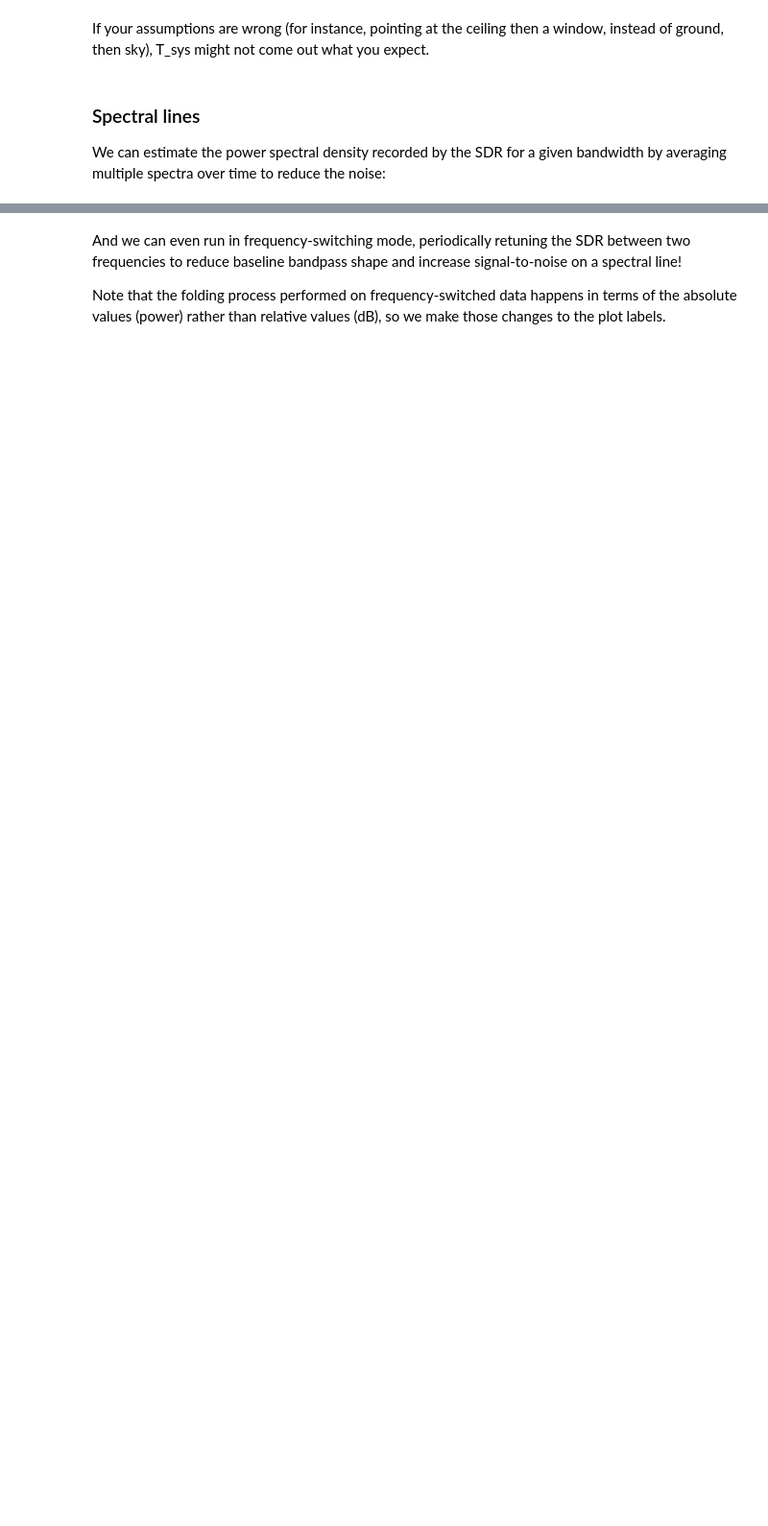
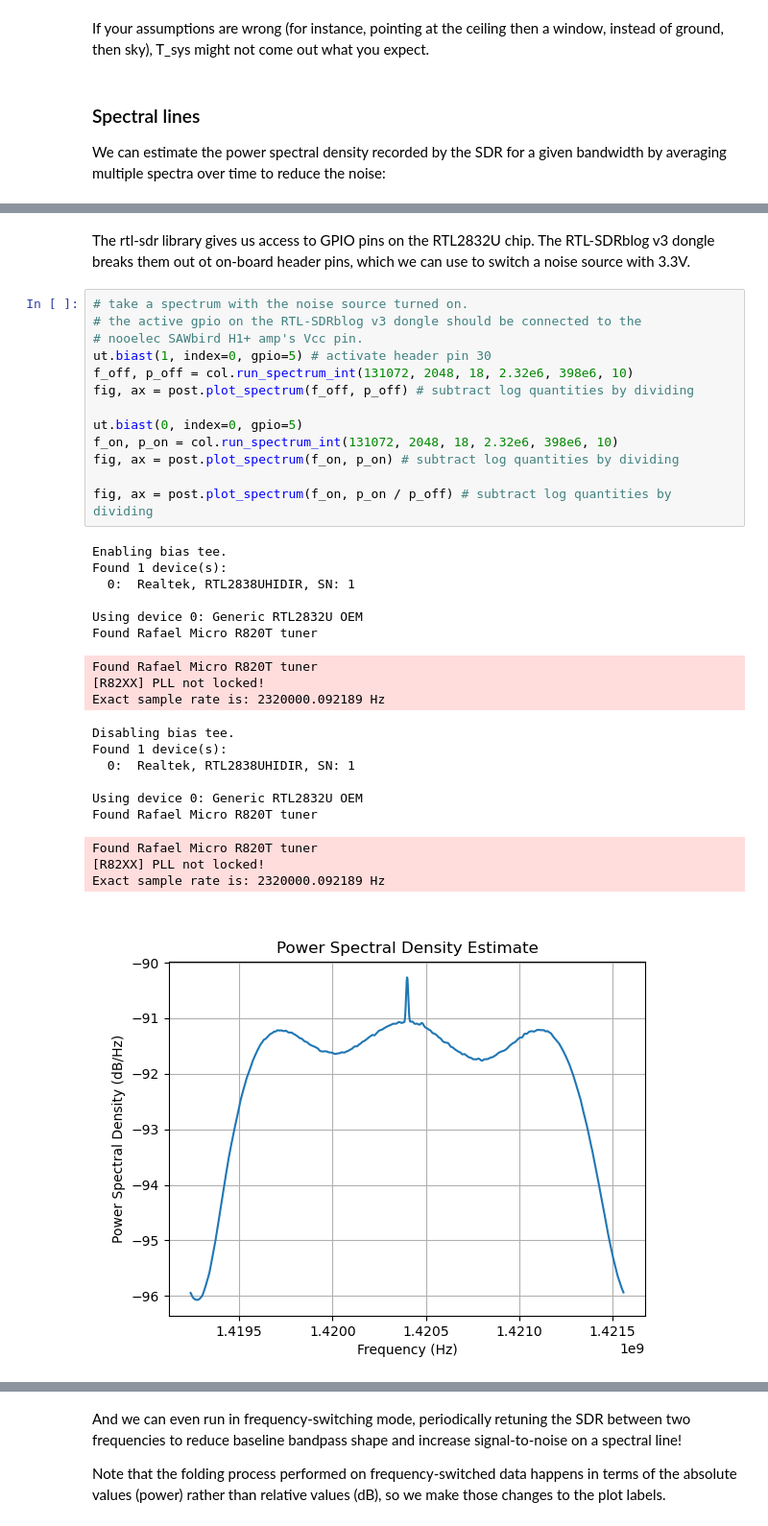
Before and after one commit to evanmayer/rtlobs, a Jupyter notebook: notebooks/obs_ex0.ipynb, the cells around one changed output, grey strips where cells are left out. Shown: that part at 96% size. Cells and saved outputs as stored; diff of their text form; blank space fills up the shorter version.

```diff
--- a/notebooks/obs_ex0.ipynb
+++ b/notebooks/obs_ex0.ipynb
@@ -93,0 +64,35 @@ for an effective integration time of 10.00s
+# %% [markdown]
+The rtl-sdr library gives us access to GPIO pins on the RTL2832U chip. The RTL-SDRblog v3 dongle breaks them out ot on-board header pins, which we can use to switch a noise source with 3.3V.
+# %%
+# take a spectrum with the noise source turned on.
+# the active gpio on the RTL-SDRblog v3 dongle should be connected to the
+# nooelec SAWbird H1+ amp's Vcc pin.
+ut.biast(1, index=0, gpio=5) # activate header pin 30
+f_off, p_off = col.run_spectrum_int(131072, 2048, 18, 2.32e6, 398e6, 10)
+fig, ax = post.plot_spectrum(f_off, p_off) # subtract log quantities by dividing
+
+ut.biast(0, index=0, gpio=5)
+f_on, p_on = col.run_spectrum_int(131072, 2048, 18, 2.32e6, 398e6, 10)
+fig, ax = post.plot_spectrum(f_on, p_on) # subtract log quantities by dividing
+
+fig, ax = post.plot_spectrum(f_on, p_on / p_off) # subtract log quantities by dividing
+# %% [output]
+Enabling bias tee.
+Found 1 device(s):
+  0:  Realtek, RTL2838UHIDIR, SN: 1
+
+Using device 0: Generic RTL2832U OEM
+Found Rafael Micro R820T tuner
+Found Rafael Micro R820T tuner
+[R82XX] PLL not locked!
+Exact sample rate is: 2320000.092189 Hz
+Disabling bias tee.
+Found 1 device(s):
+  0:  Realtek, RTL2838UHIDIR, SN: 1
+
+Using device 0: Generic RTL2832U OEM
+Found Rafael Micro R820T tuner
+Found Rafael Micro R820T tuner
+[R82XX] PLL not locked!
+Exact sample rate is: 2320000.092189 Hz
+[figure, added]
```
Also changed, not shown: parts of 11 cells of this notebook, 2 other files.
